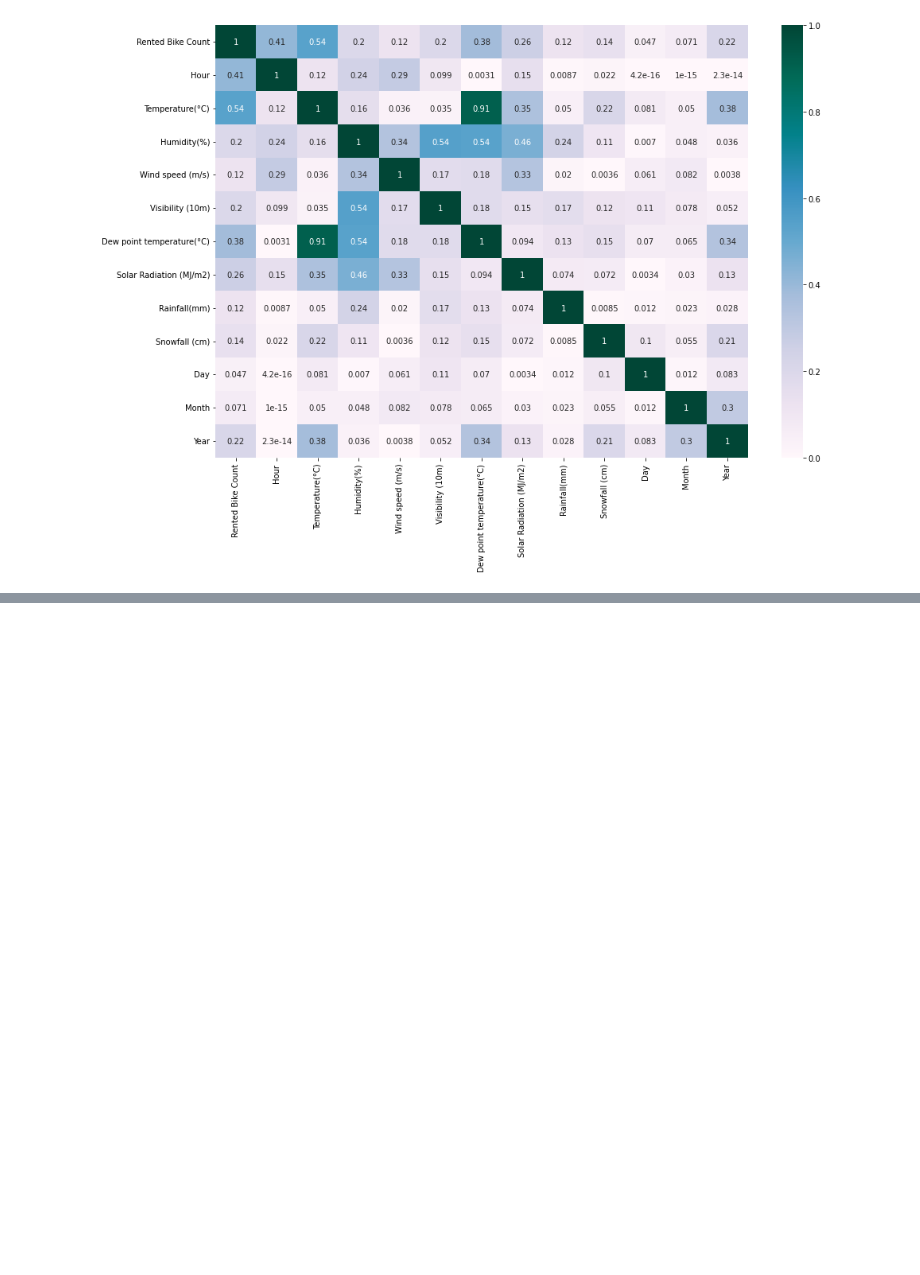
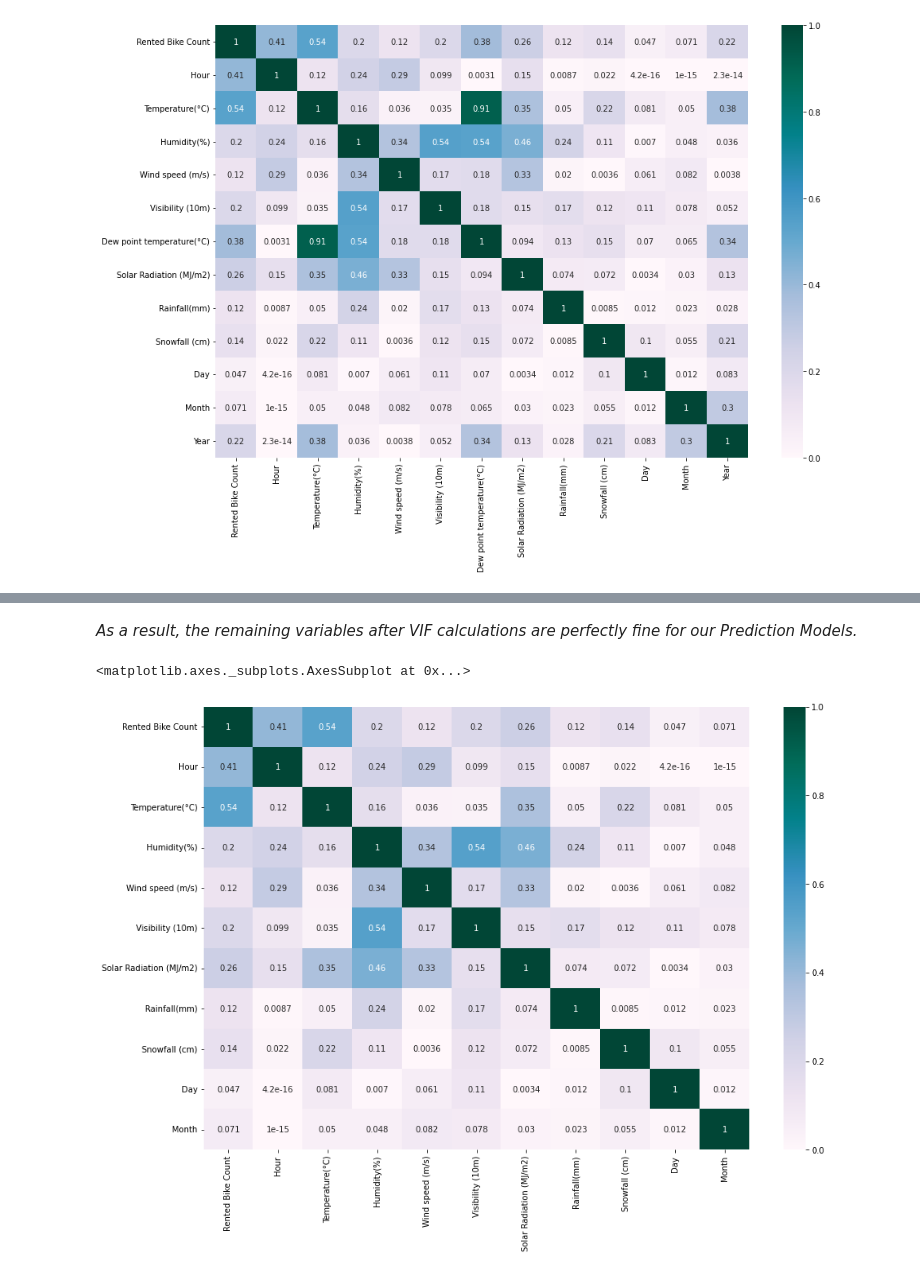
Before and after one commit to satendra-p/Bike_Sharing_Demand_Prediction_using_ML_Reggression, a Jupyter notebook: Bike_Sharing_Demand_Prediction_using_ML_Reggression.ipynb, the cells around one changed output, grey strips where cells are left out. Saved outputs shown, nothing was run; the diff lists cells and outputs as text; code cells hidden in the pictures; blank space fills up the shorter version.

```diff
--- a/Bike_Sharing_Demand_Prediction_using_ML_Reggression.ipynb
+++ b/Bike_Sharing_Demand_Prediction_using_ML_Reggression.ipynb
@@ -261,0 +333,14 @@ sns.heatmap(abs(df.corr()), cmap= 'PuBuGn', annot=True)
+# %% [markdown]
+*As a result, the remaining variables after VIF calculations are perfectly fine for our Prediction Models.*
+# %%
+# Dropping the columns with multi-collinearity.
+
+df = df.drop(['Dew point temperature(°C)','Year'],axis=1)
+# %%
+# Checking multicollinearity after defining the new column and removing the previous ones from our dataframe.
+
+plt.figure(figsize=(15,10))
+sns.heatmap(abs(df.corr()), cmap= 'PuBuGn', annot=True)
+# %% [output]
+<matplotlib.axes._subplots.AxesSubplot at 0x...>
+[figure, added]
```
Also changed, not shown: parts of 35 cells of this notebook.
